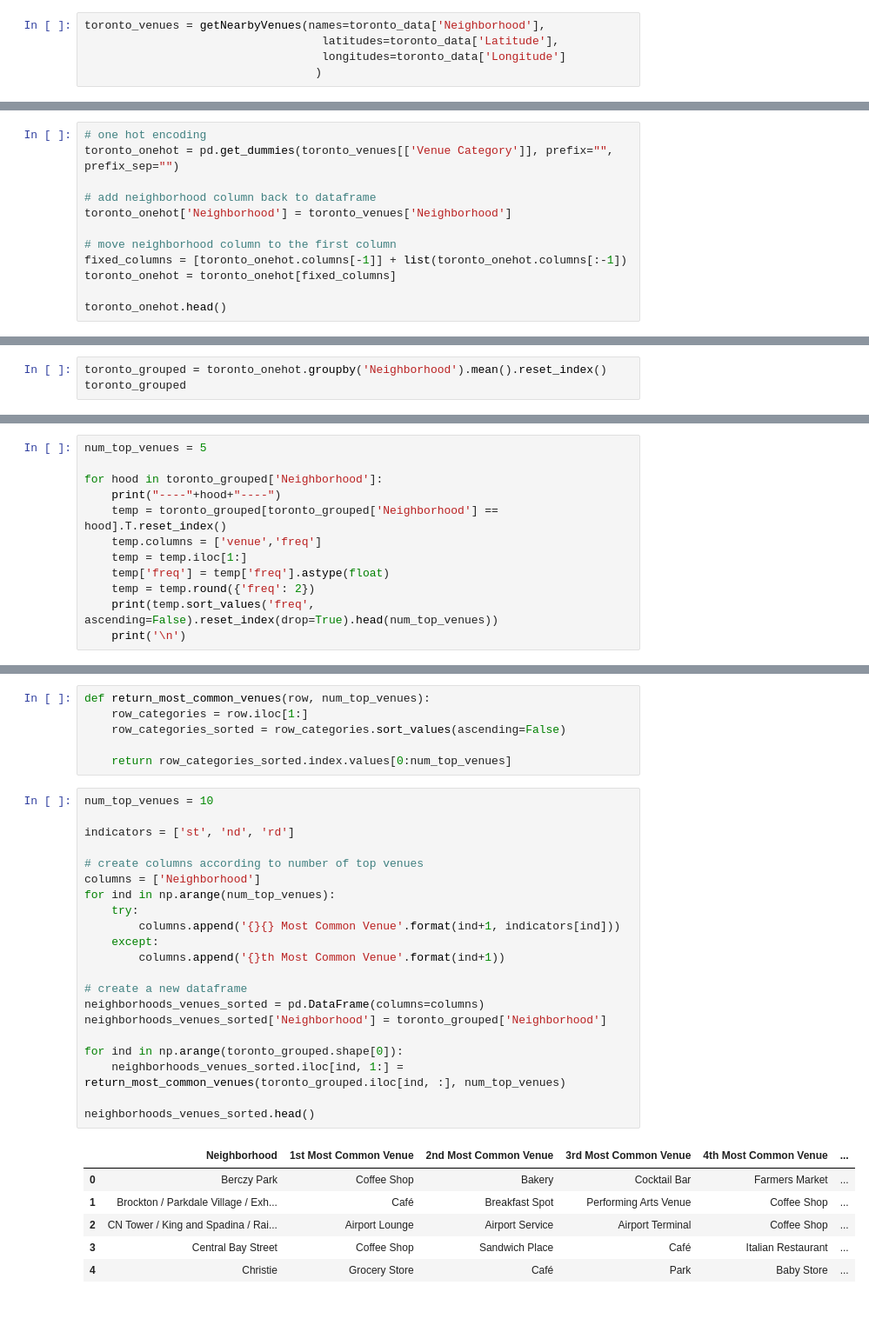
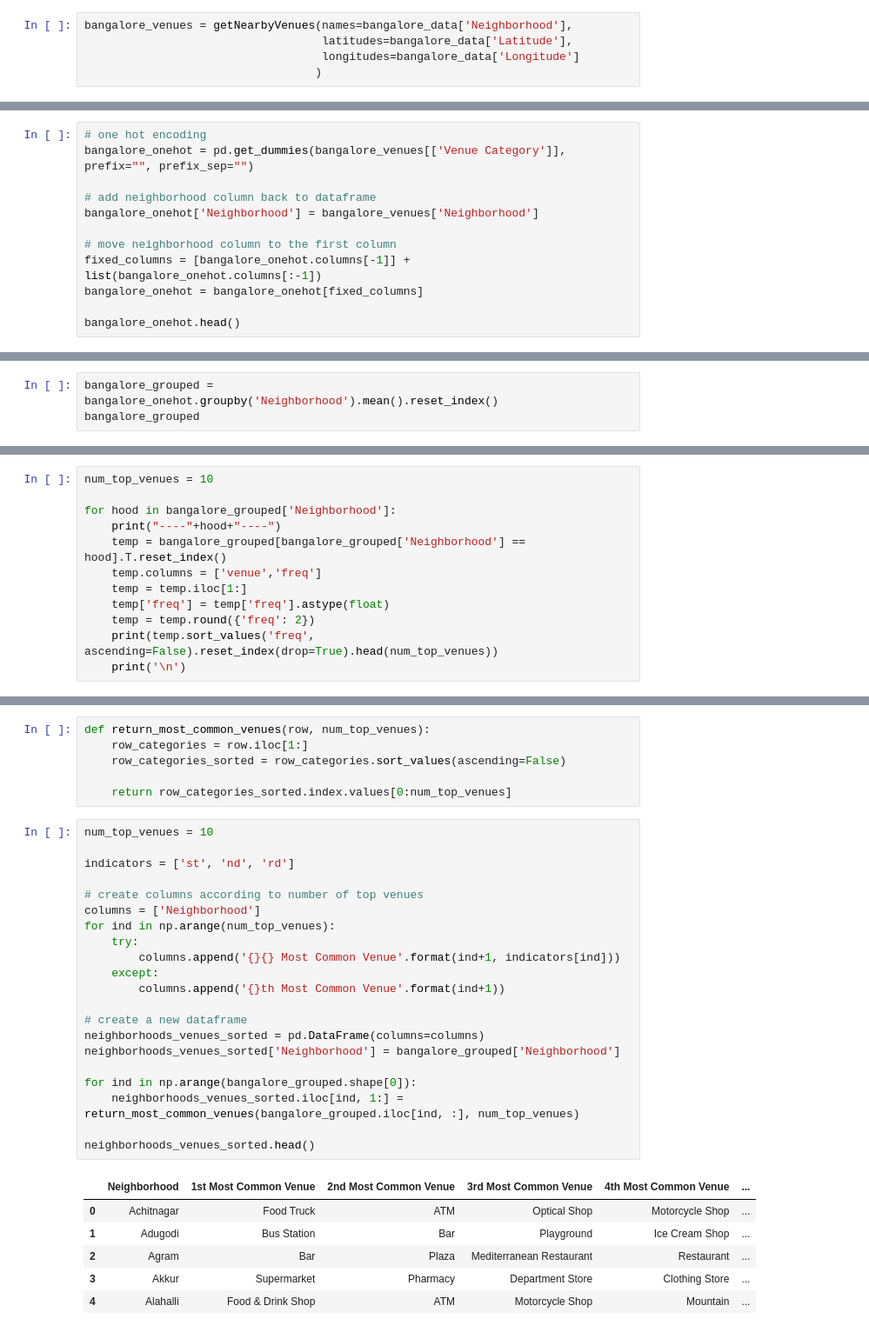
Before and after one commit to gopalsadige/battleofneighborhoods, a Jupyter notebook: SegmentingandClusteringNeighborhoodsinToronto.ipynb, the cells around one changed output, grey strips where cells are left out. Shown at 87% size. Cells and saved outputs as stored; diff of their text form.

```diff
--- a/SegmentingandClusteringNeighborhoodsinToronto.ipynb
+++ b/SegmentingandClusteringNeighborhoodsinToronto.ipynb
@@ -185,6 +182,6 @@ def getNearbyVenues(names, latitudes, longitudes, radius=500):
 # %%
-toronto_venues = getNearbyVenues(names=toronto_data['Neighborhood'],
-                                   latitudes=toronto_data['Latitude'],
-                                   longitudes=toronto_data['Longitude']
+bangalore_venues = getNearbyVenues(names=bangalore_data['Neighborhood'],
+                                   latitudes=bangalore_data['Latitude'],
+                                   longitudes=bangalore_data['Longitude']
                                   )
 # %% [output]
@@ -244,13 +267,13 @@ There are 230 uniques categories.
 # %%
 # one hot encoding
-toronto_onehot = pd.get_dummies(toronto_venues[['Venue Category']], prefix="", prefix_sep="")
+bangalore_onehot = pd.get_dummies(bangalore_venues[['Venue Category']], prefix="", prefix_sep="")
 
 # add neighborhood column back to dataframe
-toronto_onehot['Neighborhood'] = toronto_venues['Neighborhood']
+bangalore_onehot['Neighborhood'] = bangalore_venues['Neighborhood']
 
 # move neighborhood column to the first column
-fixed_columns = [toronto_onehot.columns[-1]] + list(toronto_onehot.columns[:-1])
-toronto_onehot = toronto_onehot[fixed_columns]
+fixed_columns = [bangalore_onehot.columns[-1]] + list(bangalore_onehot.columns[:-1])
+bangalore_onehot = bangalore_onehot[fixed_columns]
 
-toronto_onehot.head()
+bangalore_onehot.head()
 # %% [output]
@@ -267,4 +290,4 @@ toronto_onehot.shape
 # %%
-toronto_grouped = toronto_onehot.groupby('Neighborhood').mean().reset_index()
-toronto_grouped
+bangalore_grouped = bangalore_onehot.groupby('Neighborhood').mean().reset_index()
+bangalore_grouped
 # %% [output]
@@ -288,9 +311,9 @@ toronto_grouped
 # %%
-num_top_venues = 5
+num_top_venues = 10
 
-for hood in toronto_grouped['Neighborhood']:
+for hood in bangalore_grouped['Neighborhood']:
     print("----"+hood+"----")
-    temp = toronto_grouped[toronto_grouped['Neighborhood'] == hood].T.reset_index()
+    temp = bangalore_grouped[bangalore_grouped['Neighborhood'] == hood].T.reset_index()
     temp.columns = ['venue','freq']
     temp = temp.iloc[1:]
     temp['freq'] = temp['freq'].astype(float)
@@ -324,28 +347,28 @@ def return_most_common_venues(row, num_top_venues):
 # %%
 num_top_venues = 10
 
 indicators = ['st', 'nd', 'rd']
 
 # create columns according to number of top venues
 columns = ['Neighborhood']
 for ind in np.arange(num_top_venues):
     try:
         columns.append('{}{} Most Common Venue'.format(ind+1, indicators[ind]))
     except:
         columns.append('{}th Most Common Venue'.format(ind+1))
 
 # create a new dataframe
 neighborhoods_venues_sorted = pd.DataFrame(columns=columns)
-neighborhoods_venues_sorted['Neighborhood'] = toronto_grouped['Neighborhood']
+neighborhoods_venues_sorted['Neighborhood'] = bangalore_grouped['Neighborhood']
 
-for ind in np.arange(toronto_grouped.shape[0]):
-    neighborhoods_venues_sorted.iloc[ind, 1:] = return_most_common_venues(toronto_grouped.iloc[ind, :], num_top_venues)
+for ind in np.arange(bangalore_grouped.shape[0]):
+    neighborhoods_venues_sorted.iloc[ind, 1:] = return_most_common_venues(bangalore_grouped.iloc[ind, :], num_top_venues)
 
 neighborhoods_venues_sorted.head()
 # %% [output]
 |  | Neighborhood | 1st Most Common Venue | 2nd Most Common Venue | 3rd Most Common Venue | 4th Most Common Venue | ... |
-| 0 | Berczy Park | Coffee Shop | Bakery | Cocktail Bar | Farmers Market | ... |
-| 1 | Brockton / Parkdale Village / Exh... | Café | Breakfast Spot | Performing Arts Venue | Coffee Shop | ... |
-| 2 | CN Tower / King and Spadina / Rai... | Airport Lounge | Airport Service | Airport Terminal | Coffee Shop | ... |
-| 3 | Central Bay Street | Coffee Shop | Sandwich Place | Café | Italian Restaurant | ... |
-| 4 | Christie | Grocery Store | Café | Park | Baby Store | ... |
+| 0 | Achitnagar | Food Truck | ATM | Optical Shop | Motorcycle Shop | ... |
+| 1 | Adugodi | Bus Station | Bar | Playground | Ice Cream Shop | ... |
+| 2 | Agram | Bar | Plaza | Mediterranean Restaurant | Restaurant | ... |
+| 3 | Akkur | Supermarket | Pharmacy | Department Store | Clothing Store | ... |
+| 4 | Alahalli | Food & Drink Shop | ATM | Motorcycle Shop | Mountain | ... |
```
Also changed, not shown: parts of 69 cells of this notebook.
